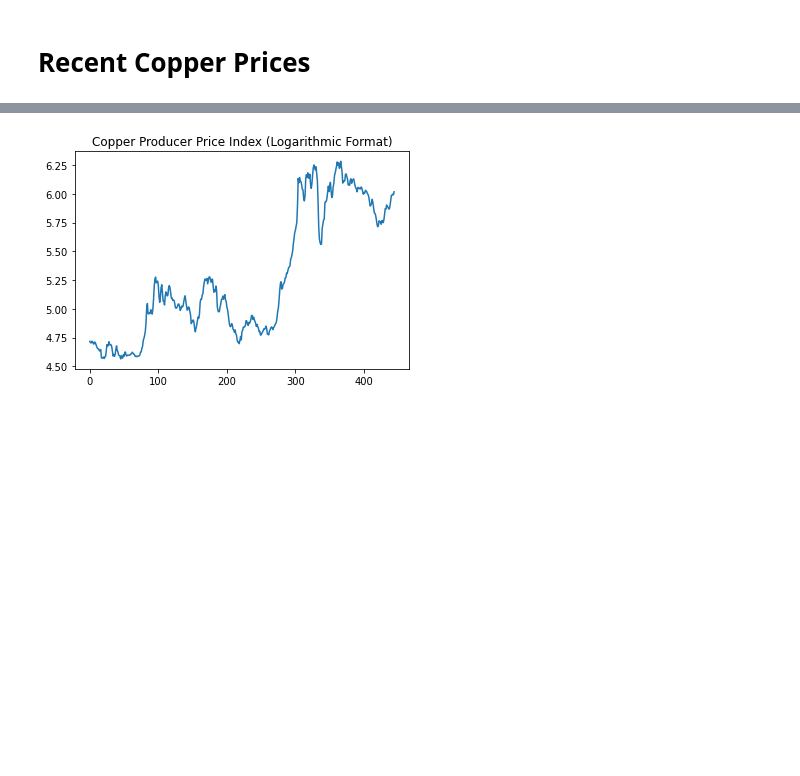
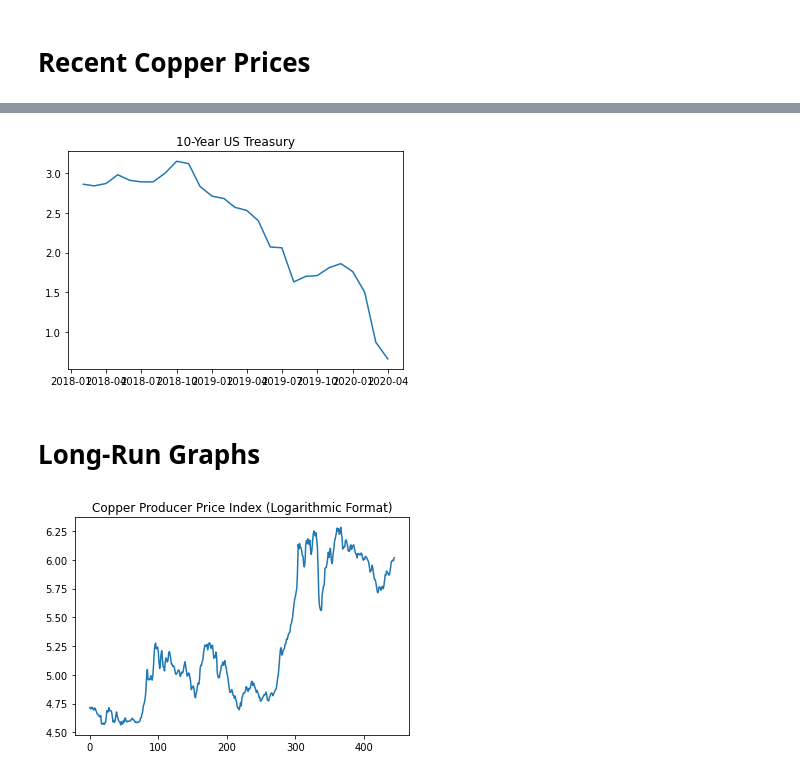
Before and after one commit to omdgit/economics-time-series, a Jupyter notebook: copper.ipynb, the cells around one changed output, grey strips where cells are left out. Saved outputs shown, nothing was run; the diff lists cells and outputs as text; code cells hidden in the pictures; blank space fills up the shorter version.

```diff
--- a/copper.ipynb
+++ b/copper.ipynb
@@ -426,3 +428,13 @@ plt.show()
+# %%
+treasury_new = quandl.get("FRED/GS10", start_date='2018-02-01', end_date='2020-05-01', api_key='enter_api_key')
+# %%
+plt.plot(treasury_new)
+plt.title("10-Year US Treasury")
+plt.show()
+# %% [output]
+[figure, added]
+# %% [markdown]
+# Long-Run Graphs
 # %%
 plt.plot(copperlog)
 plt.title("Copper Producer Price Index (Logarithmic Format)")
```
Also changed, not shown: parts of 13 cells of this notebook.
